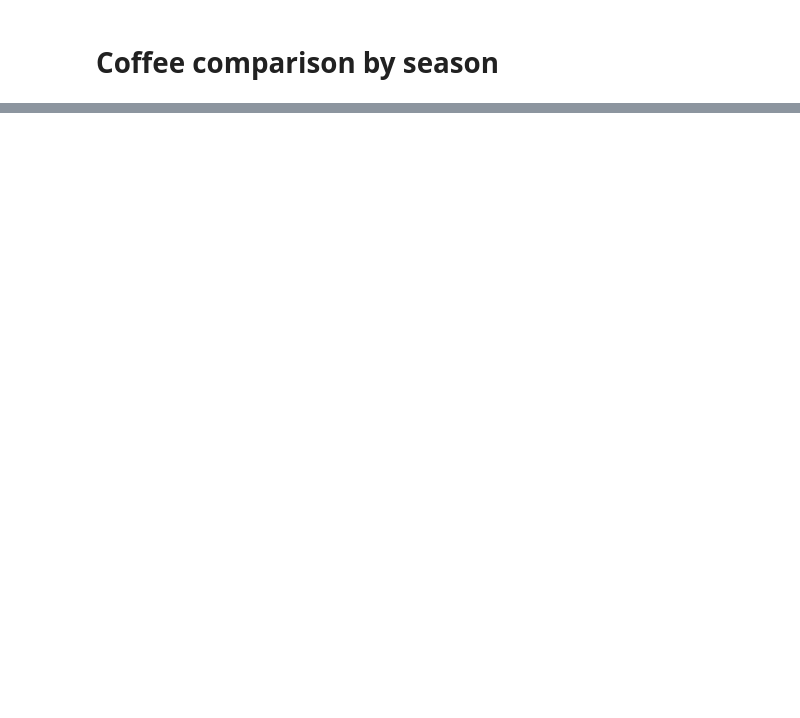
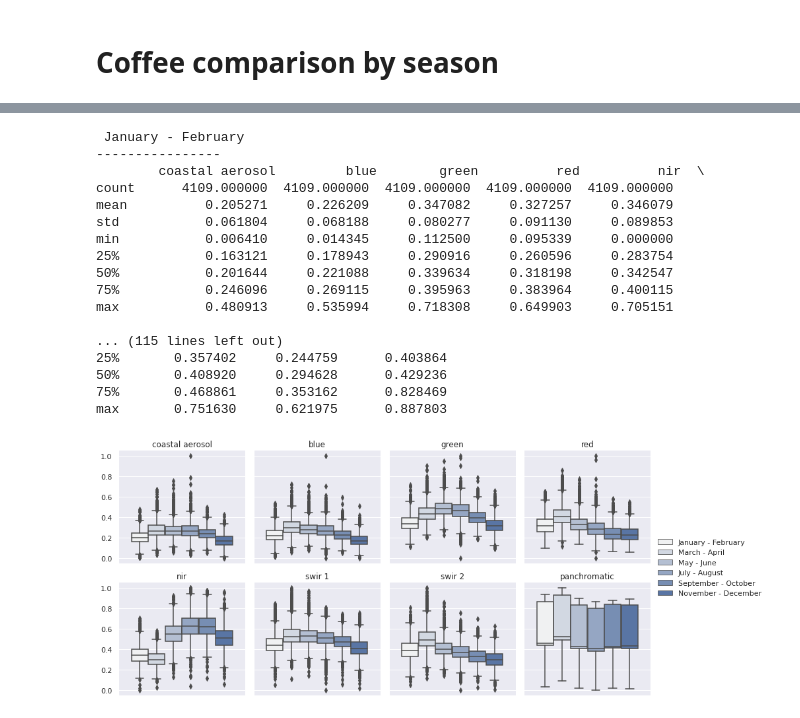
Before and after one commit to SimWalther/vietnam_coffee_detection, a Jupyter notebook: bandsVariability.ipynb, the cells around one changed output, grey strips where cells are left out. Cells and saved outputs as stored; diff of their text form; code cells hidden in the pictures; blank space fills up the shorter version.

```diff
--- a/bandsVariability.ipynb
+++ b/bandsVariability.ipynb
@@ -245,0 +303,49 @@ max    2400.697531  1275.592593   2992.456790   196.876543
+# %%
+columns = ['coastal aerosol', 'blue', 'green', 'red', 'nir', 'swir 1', 'swir 2', 'panchromatic']
+
+timePeriods = [
+    'January - February', 'March - April', 'May - June',
+    'July - August', 'September - October', 'November - December'
+]
+
+coffee_df_list = []
+
+for i, timePeriod in enumerate(timePeriods):
+    # Create a dataframe containing the data of each bands and
+    # add a value indicating the corresponding time period
+    coffee_df_list.append(pandas.DataFrame(coffee_values_list[i], columns=columns).assign(timePeriod=timePeriod))
+
+# Set seaborn figures sizes
+sns.set(rc={'figure.figsize':(15,12)})
+
+# Concatenate the dataframe of each time periods into one
+concat_df = pandas.concat(coffee_df_list)
+
+normalize_dataframe(concat_df, columns)
+
+# Print statistical data pertaining to each time period
+for timePeriod in timePeriods:
+    print('\n', timePeriod, '\n----------------\n', concat_df.loc[concat_df['timePeriod'] == timePeriod].describe())
+
+df = pandas.melt(concat_df, id_vars=['timePeriod'], var_name=['bands'])
+
+draw_bands_boxplots(df, "timePeriod")
+# %% [output]
+ January - February
+----------------
+        coastal aerosol         blue        green          red          nir  \
+count      4109.000000  4109.000000  4109.000000  4109.000000  4109.000000
+mean          0.205271     0.226209     0.347082     0.327257     0.346079
+std           0.061804     0.068188     0.080277     0.091130     0.089853
+min           0.006410     0.014345     0.112500     0.095339     0.000000
+25%           0.163121     0.178943     0.290916     0.260596     0.283754
+50%           0.201644     0.221088     0.339634     0.318198     0.342547
+75%           0.246096     0.269115     0.395963     0.383964     0.400115
+max           0.480913     0.535994     0.718308     0.649903     0.705151
+
+... (115 lines left out)
+25%       0.357402     0.244759      0.403864
+50%       0.408920     0.294628      0.429236
+75%       0.468861     0.353162      0.828469
+max       0.751630     0.621975      0.887803
+[figure, added]
```
Also changed, not shown: parts of 22 cells of this notebook, 2 other files.
